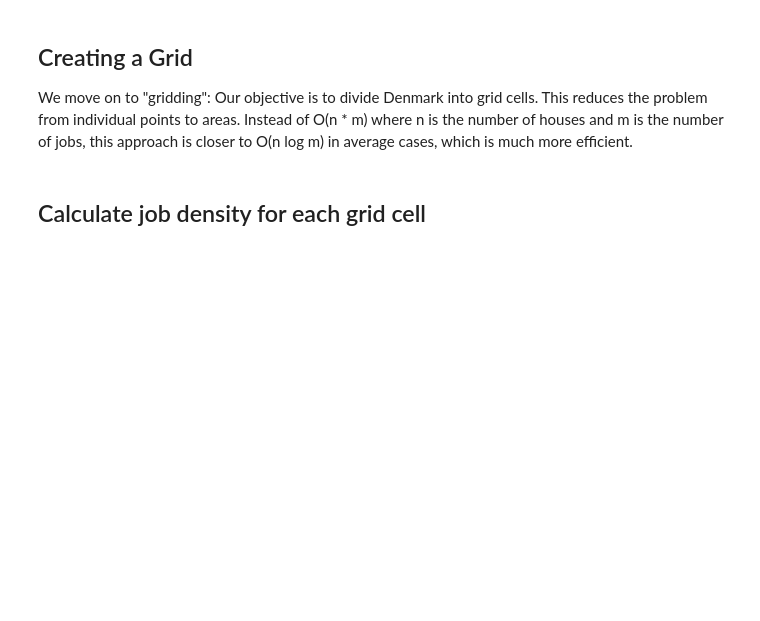
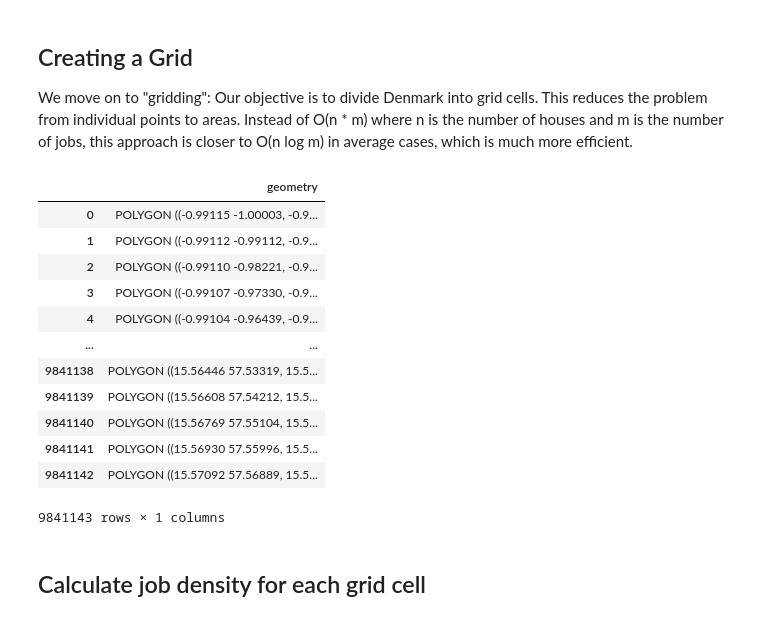
Before and after one commit to Tobias-Thiim/Introduction-to-Social-Data-Science-gruppe_20, a Jupyter notebook: Data/Eksamen_NoteBook_Clean.ipynb, the cells around one changed output. Cells and saved outputs as stored; diff of their text form; code cells hidden in the pictures; blank space fills up the shorter version.

```diff
--- a/Data/Eksamen_NoteBook_Clean.ipynb
+++ b/Data/Eksamen_NoteBook_Clean.ipynb
@@ -57,6 +63,21 @@ job_listings_gdf = create_gdf_jobs(df_jobs)
 We move on to "gridding": Our objective is to divide Denmark into grid cells. This reduces the problem from individual points to areas. Instead of O(n * m) where n is the number of houses and m is the number of jobs, this approach is closer to O(n log m) in average cases, which is much more efficient.
 # %%
 grid_cells = create_grid(real_estate_gdf)
+grid_cells
+# %% [output]
+|  | geometry |
+| 0 | POLYGON ((-0.99115 -1.00003, -0.9... |
+| 1 | POLYGON ((-0.99112 -0.99112, -0.9... |
+| 2 | POLYGON ((-0.99110 -0.98221, -0.9... |
+| 3 | POLYGON ((-0.99107 -0.97330, -0.9... |
+| 4 | POLYGON ((-0.99104 -0.96439, -0.9... |
+| ... | ... |
+| 9841138 | POLYGON ((15.56446 57.53319, 15.5... |
+| 9841139 | POLYGON ((15.56608 57.54212, 15.5... |
+| 9841140 | POLYGON ((15.56769 57.55104, 15.5... |
+| 9841141 | POLYGON ((15.56930 57.55996, 15.5... |
+| 9841142 | POLYGON ((15.57092 57.56889, 15.5... |
+9841143 rows × 1 columns
 # %% [markdown]
 ## Calculate job density for each grid cell
 # %%
```
Also changed, not shown: parts of 3 cells of this notebook, 1 other file.
